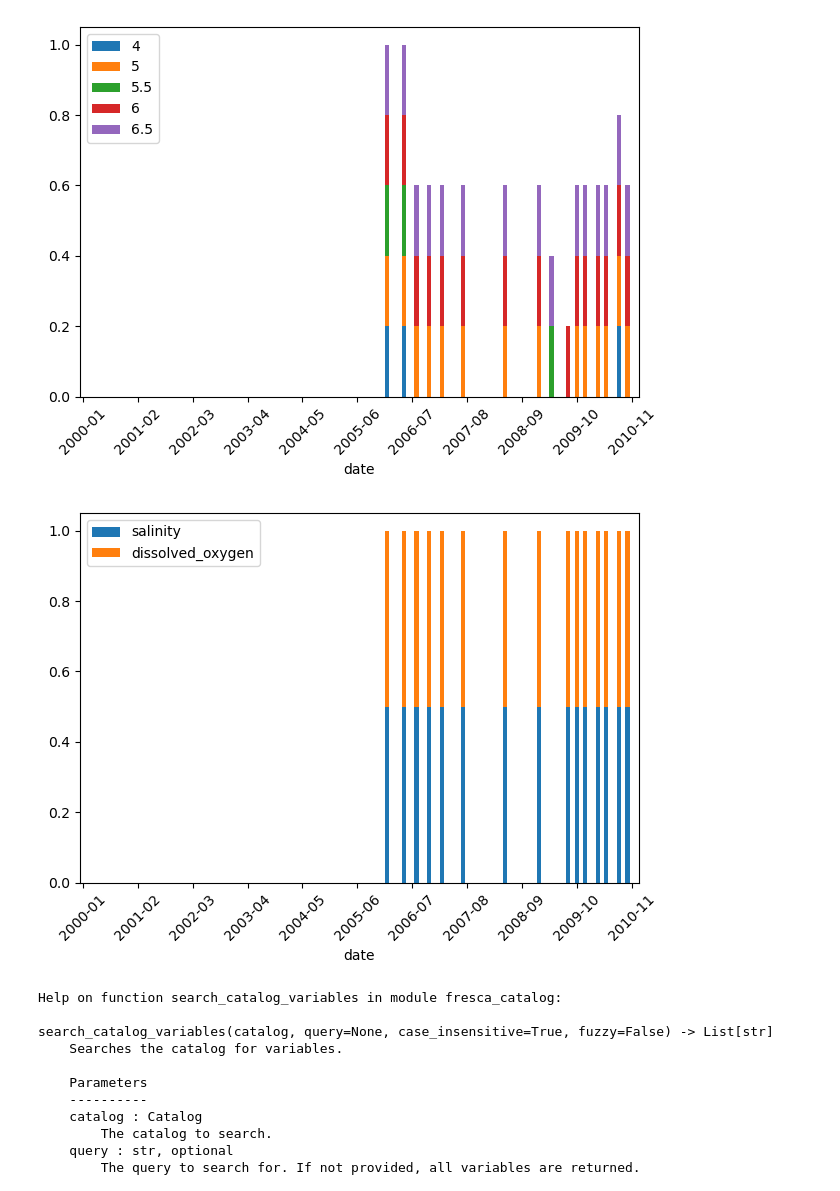
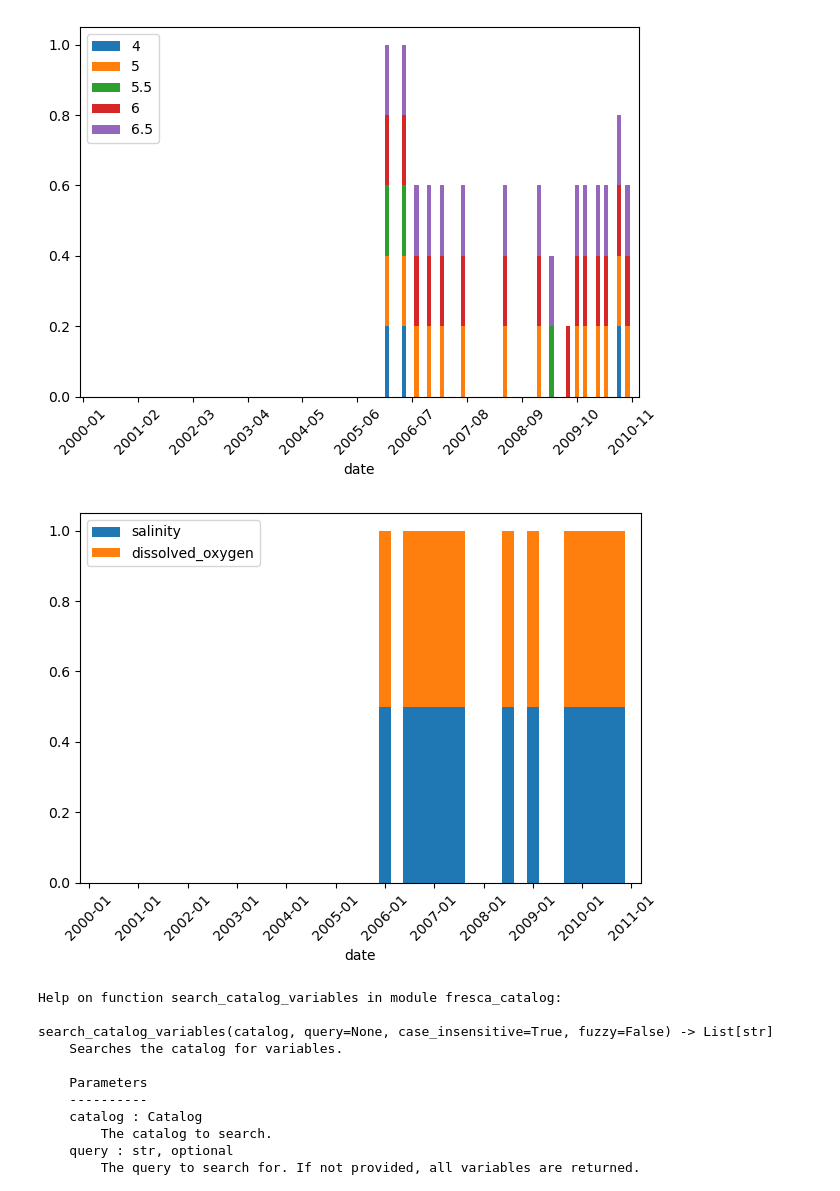
Before and after one commit to axiom-data-science/fresca-catalog, a Jupyter notebook: example.ipynb, the cells around one changed output. Cells and saved outputs as stored; diff of their text form; code cells hidden in the pictures.

Commit message:
Add ability to toggle plots between mean/sum

```diff
--- a/example.ipynb
+++ b/example.ipynb
@@ -89,9 +91,9 @@ plot_timeseries(filtered_catalog, stations=['4', '5', '5.5', '6', '6.5'], time_b
 # %% [output]
 [figure]
 # %%
-plot_timeseries(filtered_catalog, stations='6', time_bin='ME')
+plot_timeseries(filtered_catalog, metric='mean', stations='6', time_bin='3ME')
 # %% [output]
-[figure, old version]
+[figure, new version]
 # %%
 help(search_catalog_variables)
 # %% [output]
```
Also changed, not shown: parts of 4 cells of this notebook, 1 other file.
